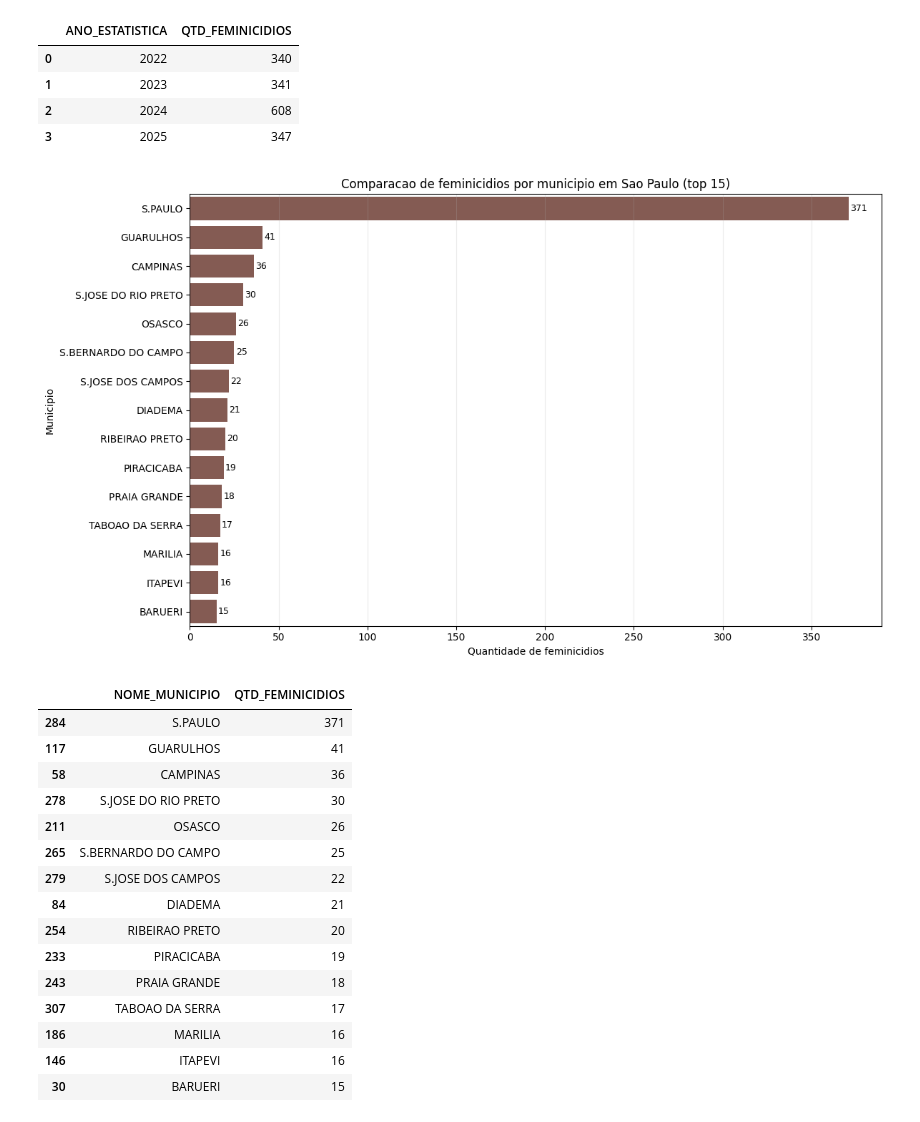
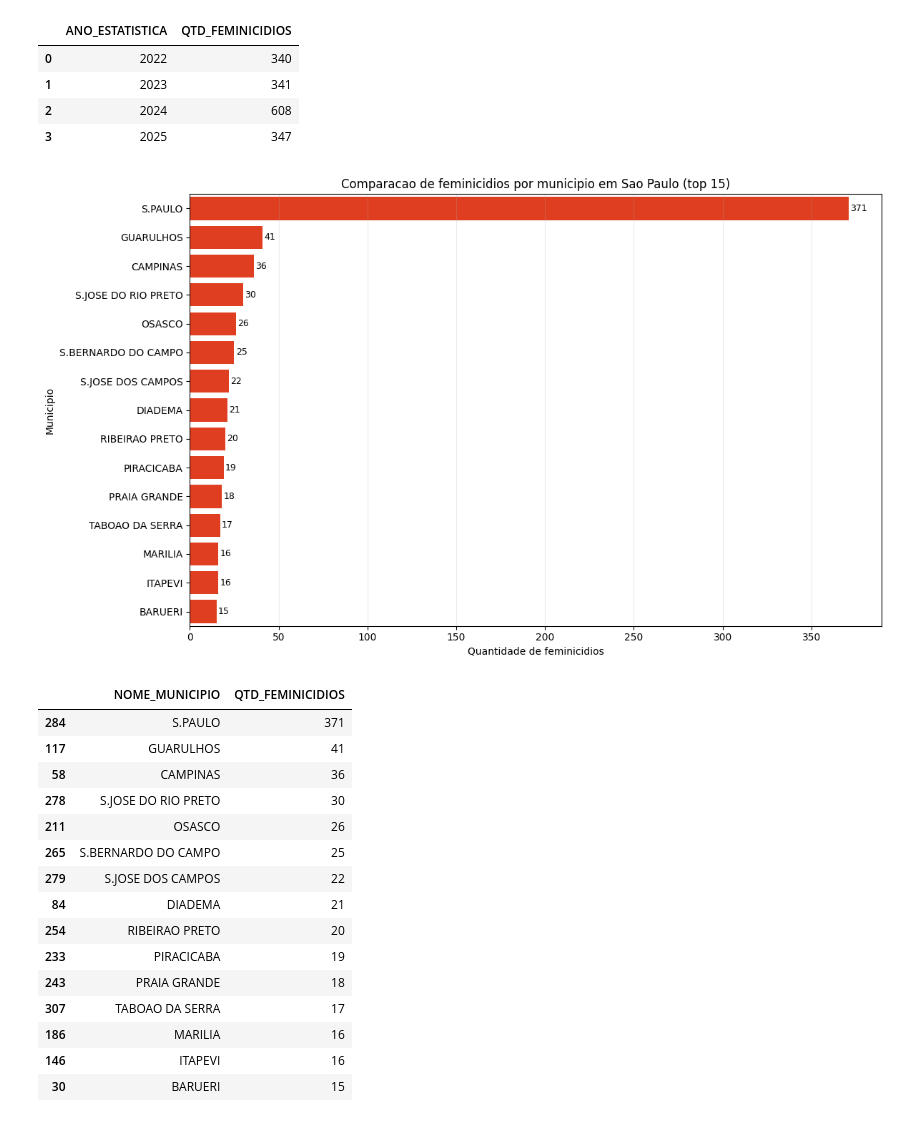
Before and after one commit to felipeal15/Insper_Data-Consilium, a Jupyter notebook: analise_feminicidios.ipynb, the cells around one changed output. Cells and saved outputs as stored; diff of their text form; code cells hidden in the pictures.

```diff
--- a/analise_feminicidios.ipynb
+++ b/analise_feminicidios.ipynb
@@ -8,7 +8,7 @@ import seaborn as sns
 import numpy as np
 import re
 # %%
-df = pd.read_csv("Bases/csv/feminicidios_2022_2025.csv", encoding="utf-8-sig")
+df = pd.read_csv("csvs/feminicidios_2022_2025.csv", encoding="utf-8-sig")
 df.head()
 # %% [output]
 |  | ANO_BO | ANO_ESTATISTICA | BAIRRO | DATA_OCORRENCIA_BO | DESCR_CONDUTA | DESC_PERIODO | ... |
@@ -52,35 +52,35 @@ feminicidios_por_ano
 feminicidios_por_municipio = (
     df.dropna(subset=["NOME_MUNICIPIO"])
       .assign(NOME_MUNICIPIO=df["NOME_MUNICIPIO"].astype(str).str.strip())
       .groupby("NOME_MUNICIPIO")
       .size()
       .reset_index(name="QTD_FEMINICIDIOS")
       .sort_values("QTD_FEMINICIDIOS", ascending=False)
 )
 
 top_municipios = feminicidios_por_municipio.head(15)
 
 plt.figure(figsize=(12, 7))
 sns.barplot(
     data=top_municipios,
     y="NOME_MUNICIPIO",
     x="QTD_FEMINICIDIOS",
-    color="#8C564B"
+    color="#FF2A00"
 )
 plt.title("Comparacao de feminicidios por municipio em Sao Paulo (top 15)")
 plt.xlabel("Quantidade de feminicidios")
 plt.ylabel("Municipio")
 plt.grid(axis="x", alpha=0.25)
 
 for index, value in enumerate(top_municipios["QTD_FEMINICIDIOS"]):
     plt.text(value + 1, index, f"{value}", va="center", fontsize=9)
 
 plt.tight_layout()
 plt.show()
 
 top_municipios
 # %% [output]
-[figure, old version]
+[figure, new version]
 |  | NOME_MUNICIPIO | QTD_FEMINICIDIOS |
 | 284 | S.PAULO | 371 |
 | 117 | GUARULHOS | 41 |
```
Also changed, not shown: 1 other file.
